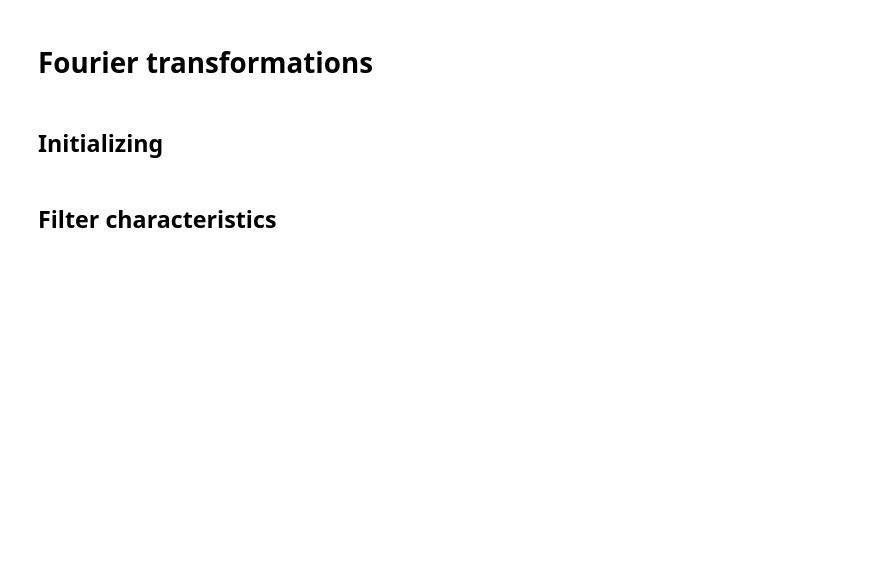
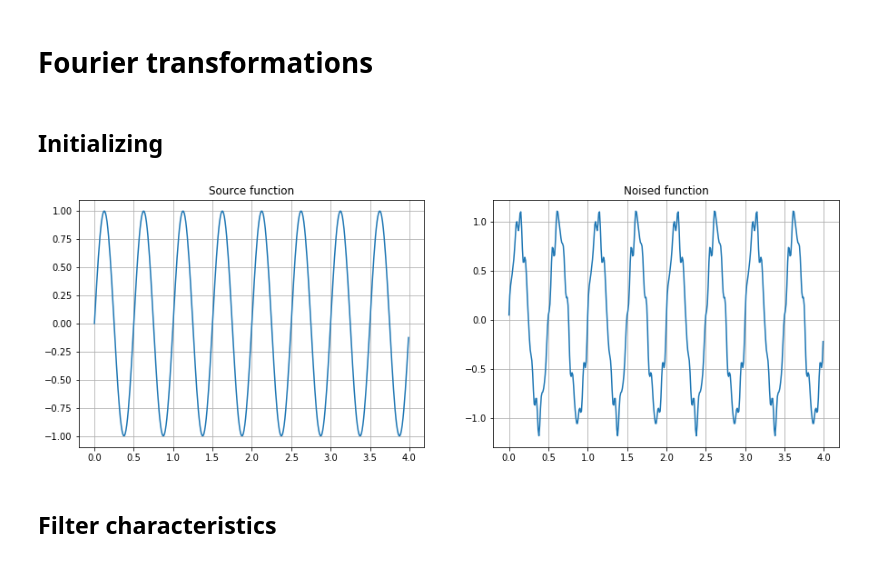
Before and after one commit to ZoXaL/COSI-6sem-labs, a Jupyter notebook: lab4-filter.ipynb, the cells around one changed output. Cells and saved outputs as stored; diff of their text form; code cells hidden in the pictures; blank space fills up the shorter version.

```diff
--- a/lab4-filter.ipynb
+++ b/lab4-filter.ipynb
@@ -3,37 +3,40 @@
 # %% [markdown]
 ## Initializing
 # %%
+%matplotlib inline
 import scipy as sp
 import pylab as pl
 import cmath as cm
 
 def source_function(x):
     return x #sp.sin(3*x) * x - x*x
 
 source_function = lambda x: sp.sin(2 * sp.pi * 2 * x) #(lambda x: sp.sin(6*x) + sp.cos(5*x))
 noise_function = lambda x: 0.1 * sp.sin(2 * sp.pi * 15 * x) + 0.05 * sp.sin(2 * sp.pi * 10 * x) + 0.05 * sp.cos(2 * sp.pi * 20 * x)
 result_function = lambda x: source_function(x) + noise_function(x)
-source_function_period = 2.0
-N = 200
+source_function_period = 4.0
+N = 400
 #source_x = sp.arange(0, source_function_period, (source_function_period/N))
 result_x = sp.arange(0, N, 1)
 
 source_x = sp.arange(0, source_function_period, (source_function_period/N))
 source_y = sp.vectorize(source_function)(source_x)
 noise_y = sp.vectorize(result_function)(source_x)
 
 pl.figure(figsize = (15 , 5))
 
 pl.subplot(1, 2, 1)
 pl.plot(source_x, source_y)
 pl.title("Source function")
 pl.grid()
 
 pl.subplot(1, 2, 2)
 pl.plot(source_x, noise_y)
 pl.title("Noised function")
 pl.grid()
 pl.show()
+# %% [output]
+[figure, added]
 # %% [markdown]
 ## Filter characteristics
 # %%
```
Also changed, not shown: parts of 7 cells of this notebook, 2 other files.
